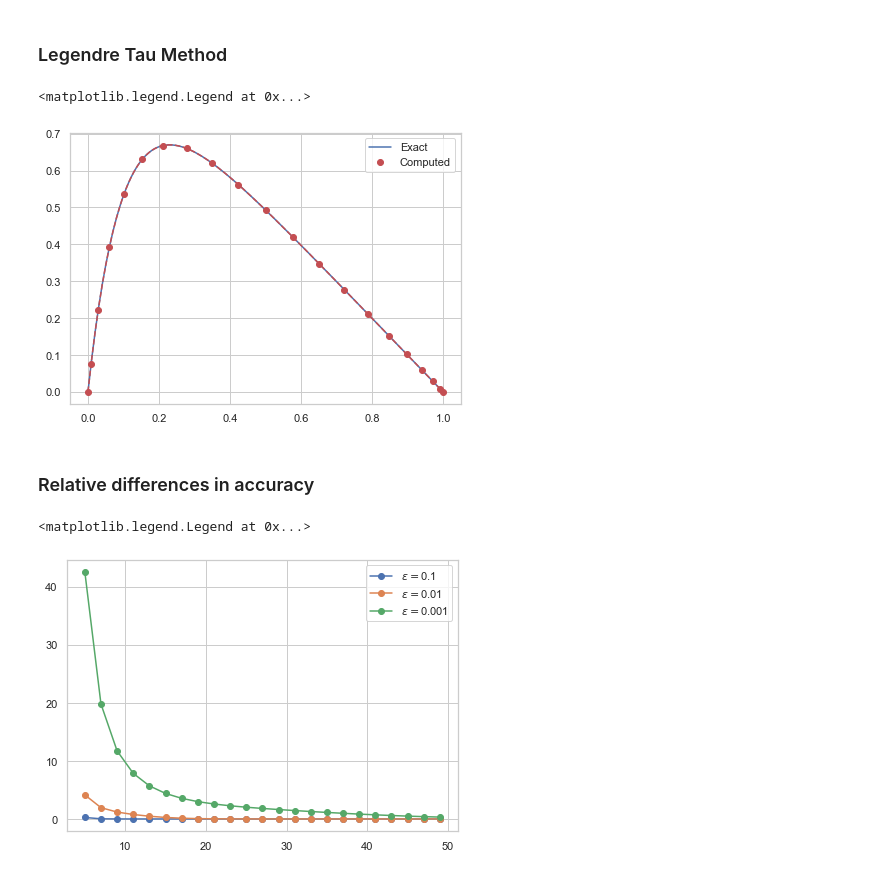
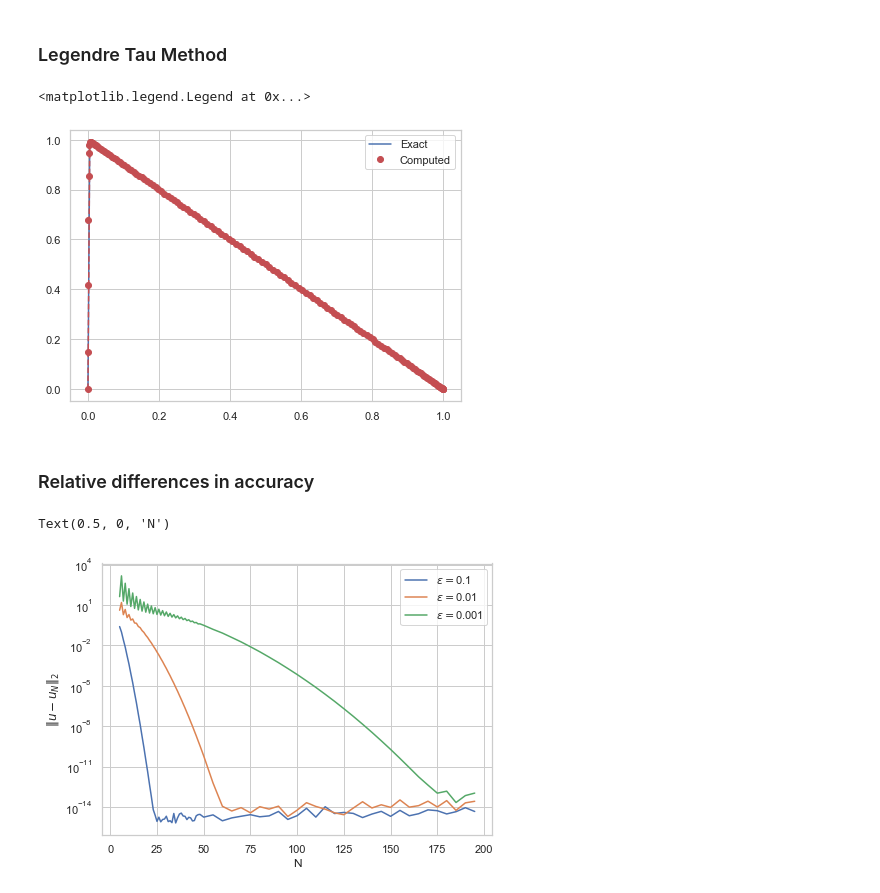
Before and after one commit to JeppeKlitgaard/02689-Advanced-Numerical-Methods, a Jupyter notebook: assignment_2/pc_BVP.ipynb, the cells around one changed output. Drawn from its saved outputs; the diff is of its cells as text; code cells hidden in the pictures.

```diff
--- a/assignment_2/pc_BVP.ipynb
+++ b/assignment_2/pc_BVP.ipynb
@@ -23,7 +15,7 @@ def uexact(x, eps):
 # %% [markdown]
 ### Legendre Tau Method
 # %%
-def Tau_Legendre(a, b, c, N):
+def Tau_Legendre(a, b, c, g0, gN, N):
     alpha, beta = 0, 0  # Legendre
 
     # Find Gauss Lobatto nodes
@@ -54,7 +46,8 @@ def Tau_Legendre(a, b, c, N):
                 + fhat[2:-2] / (a * (2*nvec - 1) * (2*nvec + 3)) \
                 - fhat[4:] / (a * (2*nvec + 1) * (2*nvec + 5))
     ghat[0:2] = fhat[0:2]
-    # Since ghat already 0, I don't do anything for boundary conditions
+    ghat[-2] = g0
+    ghat[-1] = gN
 
     ##### Set up system matrix A, such that A uhat = ghat #####
     A = np.zeros((N,N), dtype=float)
@@ -83,10 +76,20 @@ def Tau_Legendre(a, b, c, N):
     uhat = np.linalg.solve(A, ghat)
 
     return z, uhat
+# %%
+eps = 0.001
+x0, xN = 0, 1
+g0, gN = 0, 0
+a, b, c = -4 * eps, -2, 0
+
+def uexact(x, eps):
+    return (np.exp(-x/eps) + (x-1) - np.exp(-1/eps)*x) / (np.exp(-1/eps) - 1)
 # %%
+eps_vec = [0.1, 0.01, 0.001]
+N = 150
+
 ##### Find uhat by solving system #####
-N = 20
-z, uhat = Tau_Legendre(a, b, c, N)
+z, uhat = Tau_Legendre(a, b, c, g0, gN, N)
 
 Phi = np.vstack([JacobiP(z, 0, 0, k) for k in range(N)])
 x_eval = 1/2 * (z+1)
@@ -107,32 +110,34 @@ ax.plot(x_plot, u_plot, "r--")
 ax.legend()
 # %% [output]
 <matplotlib.legend.Legend at 0x...>
-[figure, old version]
+[figure, new version]
 # %% [markdown]
 ### Relative differences in accuracy
 # %%
-eps_vec = [0.1, 0.01, 0.001]
-Ns = np.arange(5, 50, 2) # NOTE: something happens on even indicees
+Ns = np.concatenate((np.arange(5, 49, 1), np.arange(50, 200, 5)))
 
 errors = np.zeros((len(eps_vec), len(Ns)), dtype = float)
 
 fig, ax = plt.subplots(1, 1, figsize=(7,5))
 
 for (i, eps) in enumerate(eps_vec):
     a = - 4 * eps
     for (j, N) in enumerate(Ns):
-        z, uhat = Tau_Legendre(a, b, c, N)
+        z, uhat = Tau_Legendre(a, b, c, g0, gN, N)
 
         Phi = np.vstack([JacobiP(z, 0, 0, k) for k in range(N)])
         x_eval = 1/2 * (z+1)
 
         u_compute = uhat @ Phi
 
         errors[i, j] = np.linalg.norm(u_compute-uexact(x_eval, eps))
 
-    ax.plot(Ns, errors[i], "o-", label=rf"$\varepsilon=${eps}")
+    ax.plot(Ns, errors[i], "-", label=rf"$\varepsilon=${eps}")
 
+ax.set_yscale('log')
 ax.legend()
+ax.set_ylabel(r"$\|u-u_{N}\|_2$")
+ax.set_xlabel("N")
 # %% [output]
-<matplotlib.legend.Legend at 0x...>
+Text(0.5, 0, 'N')
-[figure, old version]
+[figure, new version]
```
Also changed, not shown: parts of 1 cell of this notebook, 2 other files.
